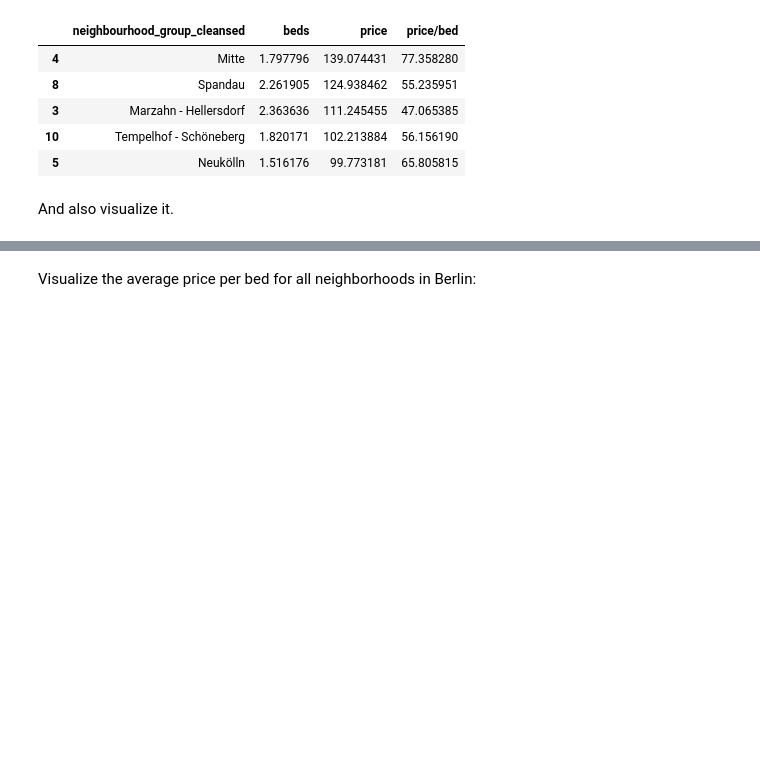
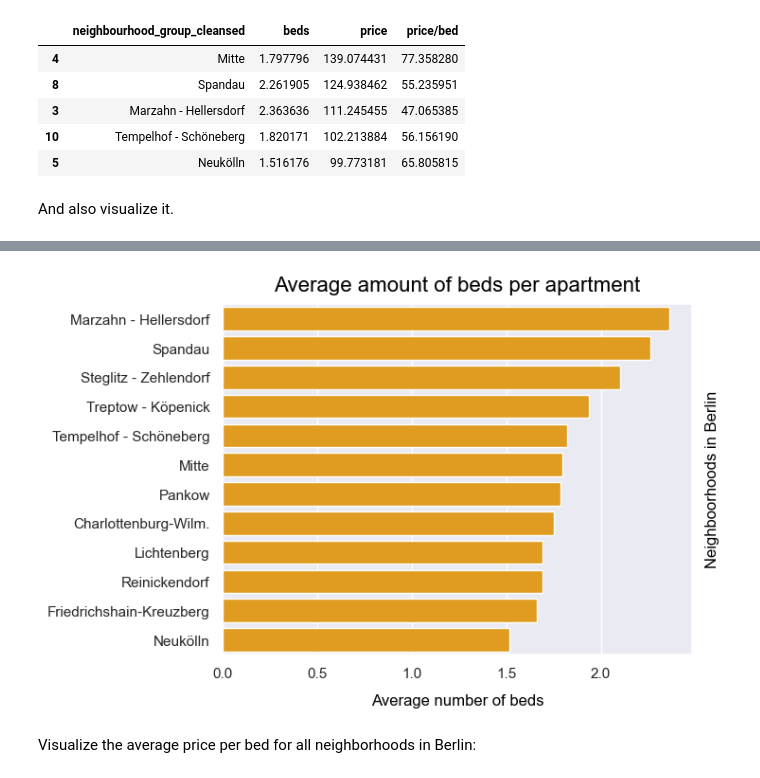
Before and after one commit to Daniel-Hutcheson/airbnb_berlin, a Jupyter notebook: q2_neighborhood_prices.ipynb, the cells around one changed output, grey strips where cells are left out. Drawn from its saved outputs; the diff is of its cells as text; code cells hidden in the pictures; blank space fills up the shorter version.

```diff
--- a/q2_neighborhood_prices.ipynb
+++ b/q2_neighborhood_prices.ipynb
@@ -65,3 +65,11 @@ plt.show()
+# %%
+fig = sns.barplot(data=df_analyze_q2.sort_values(by=['beds'], ascending=False), y='neighbourhood_group_cleansed', x='beds', color='orange')
+fig.set_title('Average amount of beds per apartment', pad=10, fontsize=16, color='black');
+fig.set_xlabel('Average number of beds', fontsize=12, color='black', labelpad=10);
+fig.set_ylabel('Neighboorhoods in Berlin', fontsize=12, color='black', labelpad=10);
+fig.yaxis.set_label_position('right');
+# %% [output]
+[figure, added]
 # %% [markdown]
 Visualize the average price per bed for all neighborhoods in Berlin:
 # %%
```
Also changed, not shown: parts of 2 cells of this notebook, 3 other files.
